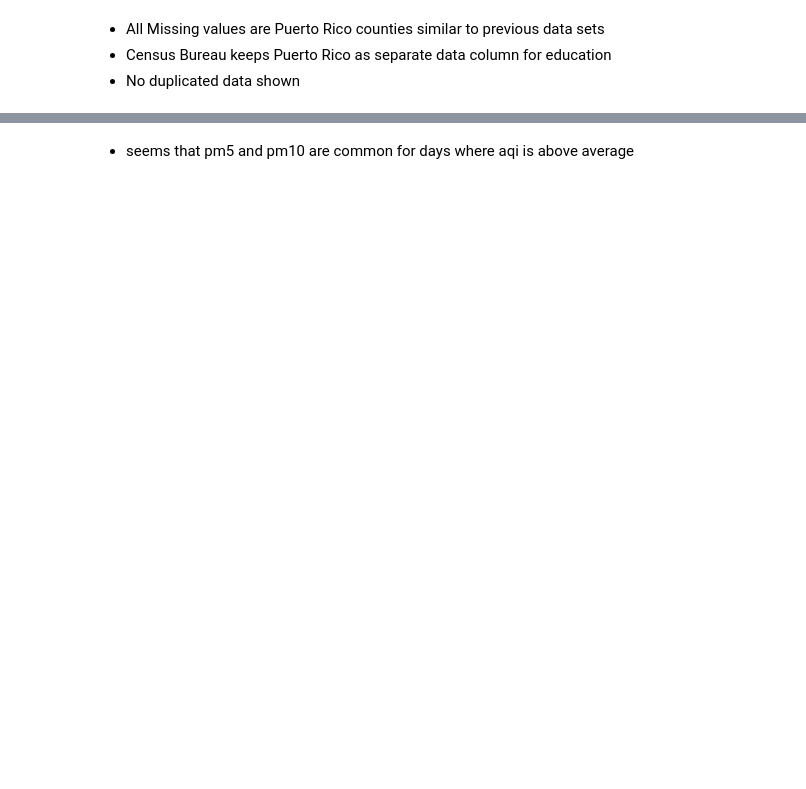
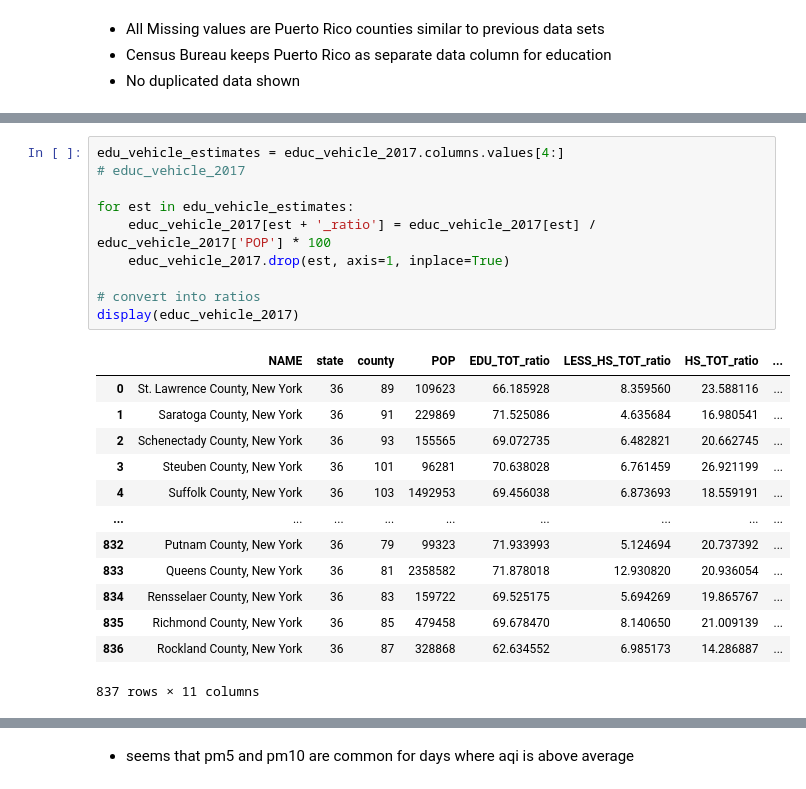
Before and after one commit to willkchan/Pollution-Forecast, a Jupyter notebook: src/preparation/Data_Wrangling7.ipynb, the cells around one changed output, grey strips where cells are left out. Drawn from its saved outputs; the diff is of its cells as text; blank space fills up the shorter version.

```diff
--- a/src/preparation/Data_Wrangling7.ipynb
+++ b/src/preparation/Data_Wrangling7.ipynb
@@ -775,0 +784,24 @@ educ_vehicle_2017
+# %%
+edu_vehicle_estimates = educ_vehicle_2017.columns.values[4:]
+# educ_vehicle_2017
+
+for est in edu_vehicle_estimates:
+    educ_vehicle_2017[est + '_ratio'] = educ_vehicle_2017[est] / educ_vehicle_2017['POP'] * 100
+    educ_vehicle_2017.drop(est, axis=1, inplace=True)
+
+# convert into ratios
+display(educ_vehicle_2017)
+# %% [output]
+|  | NAME | state | county | POP | EDU_TOT_ratio | LESS_HS_TOT_ratio | HS_TOT_ratio | ... |
+| 0 | St. Lawrence County, New York | 36 | 89 | 109623 | 66.185928 | 8.359560 | 23.588116 | ... |
+| 1 | Saratoga County, New York | 36 | 91 | 229869 | 71.525086 | 4.635684 | 16.980541 | ... |
+| 2 | Schenectady County, New York | 36 | 93 | 155565 | 69.072735 | 6.482821 | 20.662745 | ... |
+| 3 | Steuben County, New York | 36 | 101 | 96281 | 70.638028 | 6.761459 | 26.921199 | ... |
+| 4 | Suffolk County, New York | 36 | 103 | 1492953 | 69.456038 | 6.873693 | 18.559191 | ... |
+| ... | ... | ... | ... | ... | ... | ... | ... | ... |
+| 832 | Putnam County, New York | 36 | 79 | 99323 | 71.933993 | 5.124694 | 20.737392 | ... |
+| 833 | Queens County, New York | 36 | 81 | 2358582 | 71.878018 | 12.930820 | 20.936054 | ... |
+| 834 | Rensselaer County, New York | 36 | 83 | 159722 | 69.525175 | 5.694269 | 19.865767 | ... |
+| 835 | Richmond County, New York | 36 | 85 | 479458 | 69.678470 | 8.140650 | 21.009139 | ... |
+| 836 | Rockland County, New York | 36 | 87 | 328868 | 62.634552 | 6.985173 | 14.286887 | ... |
+837 rows × 11 columns
```
Also changed, not shown: parts of 13 cells of this notebook.
